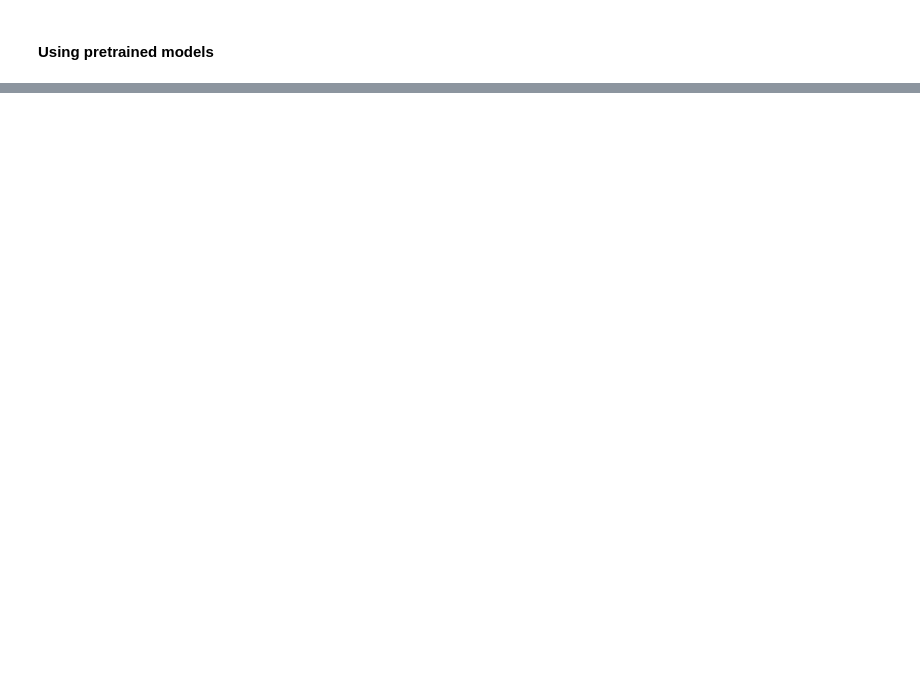
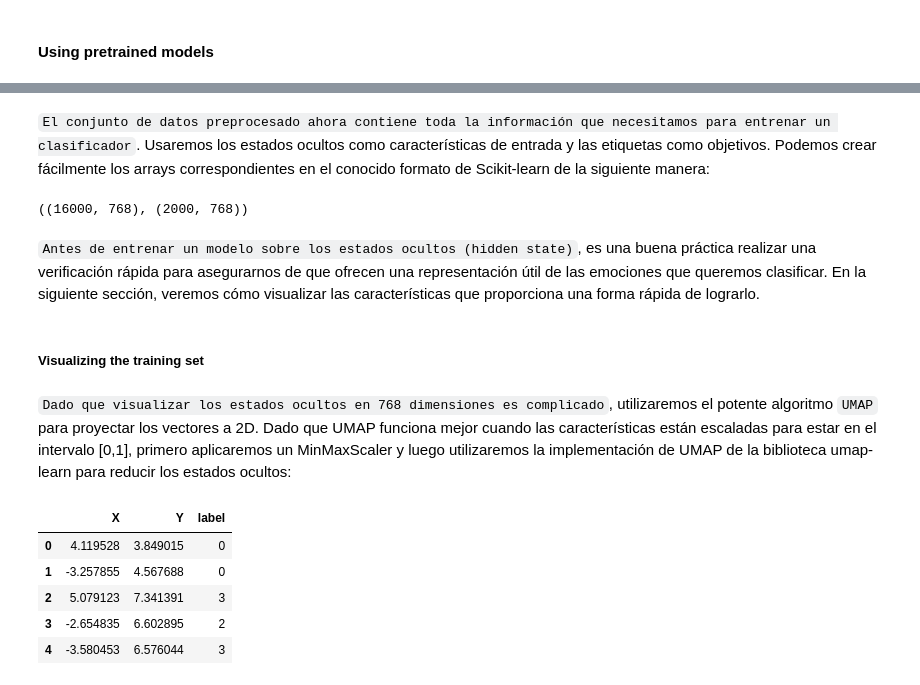
Before and after one commit to luiscxz/NLP, a Jupyter notebook: Cap2_Text Classification.ipynb, the cells around one changed output, grey strips where cells are left out. Saved outputs shown, nothing was run; the diff lists cells and outputs as text; code cells hidden in the pictures; blank space fills up the shorter version.

```diff
--- a/Cap2_Text Classification.ipynb
+++ b/Cap2_Text Classification.ipynb
@@ -376,0 +415,5 @@ Primero, el texto se tokeniza y se representa como vectores one-hot llamados cod
+# %%
+inputs = {k:v.to(device) for k,v in inputs.items()}
+with torch.no_grad():
+    outputs = model(**inputs)
+print(outputs)
@@ -376,0 +468,36 @@ Primero, el texto se tokeniza y se representa como vectores one-hot llamados cod
+# %% [markdown]
+`El conjunto de datos preprocesado ahora contiene toda la información que necesitamos para entrenar un clasificador`. Usaremos los estados ocultos como características de entrada y las etiquetas como objetivos. Podemos crear fácilmente los arrays correspondientes en el conocido formato de Scikit-learn de la siguiente manera:
+# %%
+import numpy as np
+X_train = np.asarray(emotions_hidden["train"]["hidden_state"])
+X_valid = np.asarray(emotions_hidden["validation"]["hidden_state"])
+y_train = np.asarray(emotions_hidden["train"]["label"])
+y_valid = np.asarray(emotions_hidden["validation"]["label"])
+X_train.shape, X_valid.shape
+# %% [output]
+((16000, 768), (2000, 768))
+# %% [markdown]
+`Antes de entrenar un modelo sobre los estados ocultos (hidden state)`, es una buena práctica realizar una verificación rápida para asegurarnos de que ofrecen una representación útil de las emociones que queremos clasificar. En la siguiente sección, veremos cómo visualizar las características que proporciona una forma rápida de lograrlo.
+# %% [markdown]
+##### Visualizing the training set
+# %% [markdown]
+`Dado que visualizar los estados ocultos en 768 dimensiones es complicado`, utilizaremos el potente algoritmo `UMAP` para proyectar los vectores a 2D. Dado que UMAP funciona mejor cuando las características están escaladas para estar en el intervalo [0,1], primero aplicaremos un MinMaxScaler y luego utilizaremos la implementación de UMAP de la biblioteca umap-learn para reducir los estados ocultos:
+# %%
+#pip install umap-learn
+from umap import UMAP
+from sklearn.preprocessing import MinMaxScaler
+
+X_scaled = MinMaxScaler().fit_transform(X_train)
+# Initialize and fit UMAP
+mapper = UMAP(n_components=2, metric="cosine").fit(X_scaled)
+# Create a DataFrame of 2D embeddings
+df_emb = pd.DataFrame(mapper.embedding_, columns=["X", "Y"])
+df_emb["label"] = y_train
+df_emb.head()
+# %% [output]
+|  | X | Y | label |
+| 0 | 4.119528 | 3.849015 | 0 |
+| 1 | -3.257855 | 4.567688 | 0 |
+| 2 | 5.079123 | 7.341391 | 3 |
+| 3 | -2.654835 | 6.602895 | 2 |
+| 4 | -3.580453 | 6.576044 | 3 |
```
Also changed, not shown: parts of 34 cells of this notebook, 1 other file.
